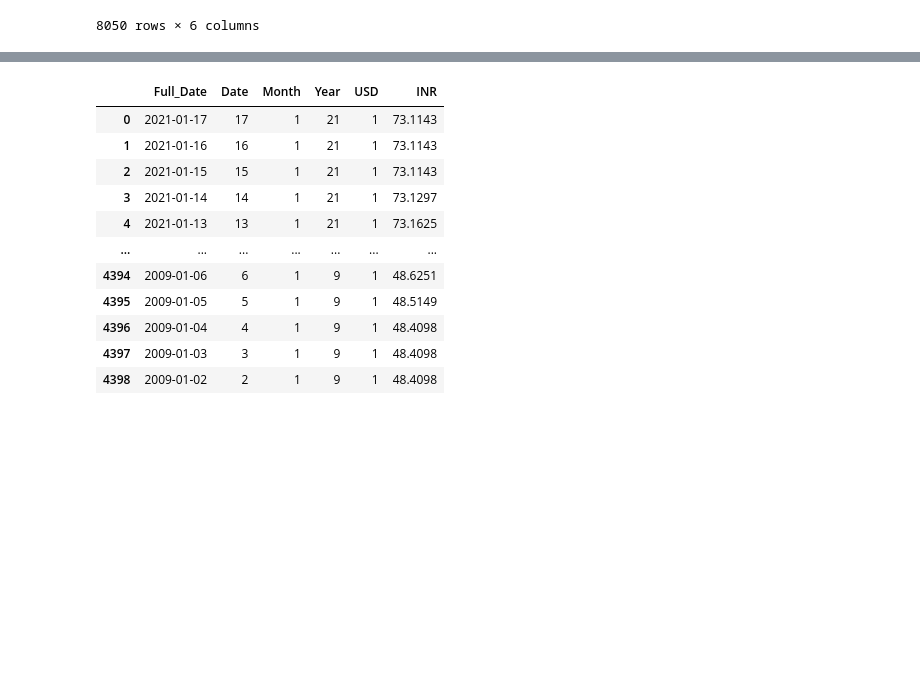
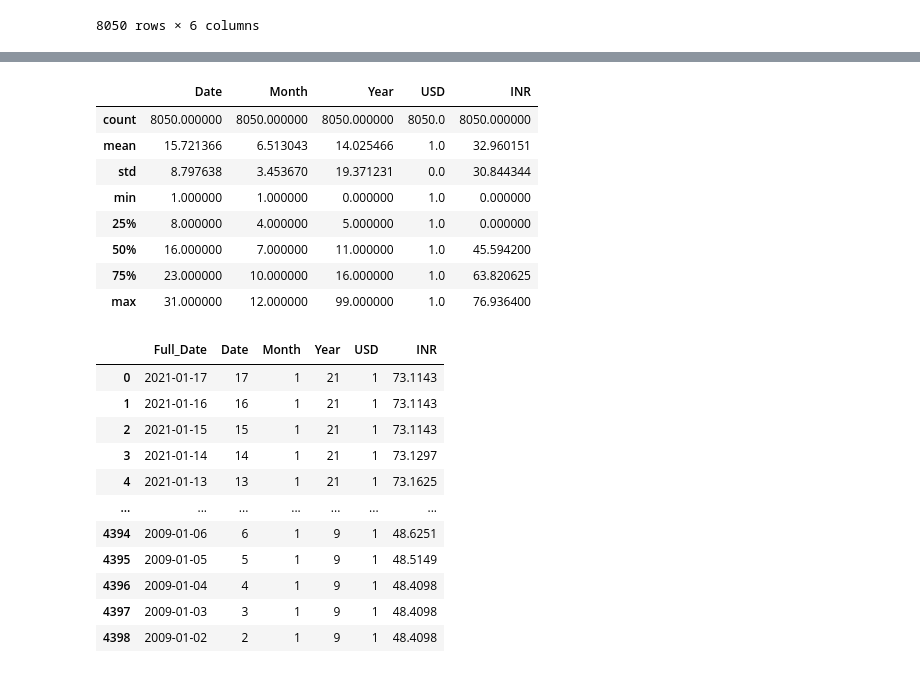
Before and after one commit to xvinay28x/Predicting_US_Dollar_Price-, a Jupyter notebook: Untitled.ipynb, the cells around one changed output, grey strips where cells are left out. Saved outputs shown, nothing was run; the diff lists cells and outputs as text; code cells hidden in the pictures; blank space fills up the shorter version.

```diff
--- a/Untitled.ipynb
+++ b/Untitled.ipynb
@@ -26,3 +36,15 @@ df
+# %%
+df.describe()
+# %% [output]
+|  | Date | Month | Year | USD | INR |
+| count | 8050.000000 | 8050.000000 | 8050.000000 | 8050.0 | 8050.000000 |
+| mean | 15.721366 | 6.513043 | 14.025466 | 1.0 | 32.960151 |
+| std | 8.797638 | 3.453670 | 19.371231 | 0.0 | 30.844344 |
+| min | 1.000000 | 1.000000 | 0.000000 | 1.0 | 0.000000 |
+| 25% | 8.000000 | 4.000000 | 5.000000 | 1.0 | 0.000000 |
+| 50% | 16.000000 | 7.000000 | 11.000000 | 1.0 | 45.594200 |
+| 75% | 23.000000 | 10.000000 | 16.000000 | 1.0 | 63.820625 |
+| max | 31.000000 | 12.000000 | 99.000000 | 1.0 | 76.936400 |
 # %%
 df.drop(df.index[4399:8050],inplace = True)
 df
```
Also changed, not shown: parts of 15 cells of this notebook.
